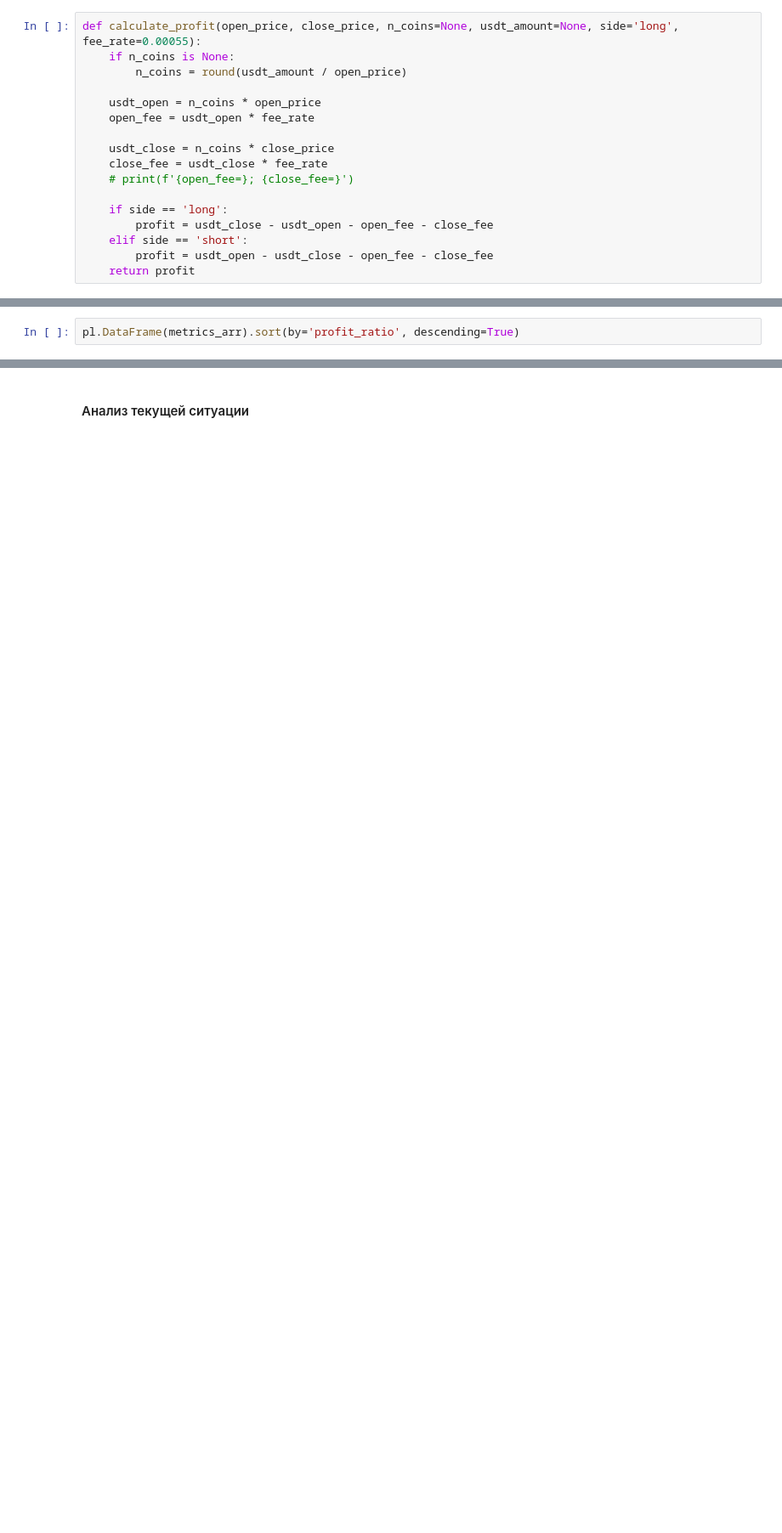
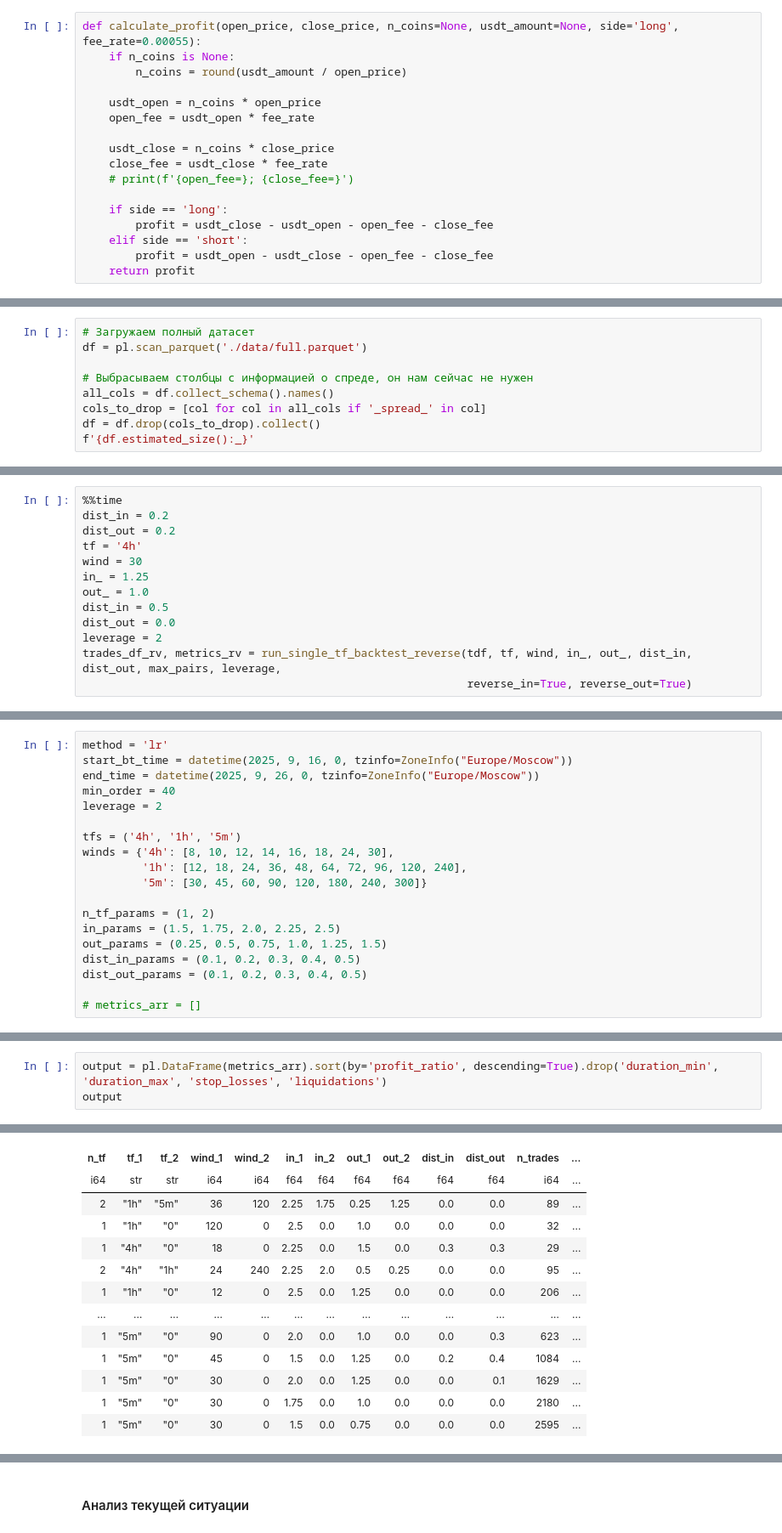
Before and after one commit to elterion/jaref_bot, a Jupyter notebook: Pair Trading.ipynb, the cells around one changed output, grey strips where cells are left out. Shown at 85% size. Saved outputs shown, nothing was run; the diff lists cells and outputs as text; blank space fills up the shorter version.

```diff
--- a/Pair Trading.ipynb
+++ b/Pair Trading.ipynb
@@ -947,0 +1353,9 @@ def run_backtest(main_df, common_tf, common_wind, common_in, common_out):
+# %%
+# Загружаем полный датасет
+df = pl.scan_parquet('./data/full.parquet')
+
+# Выбрасываем столбцы с информацией о спреде, он нам сейчас не нужен
+all_cols = df.collect_schema().names()
+cols_to_drop = [col for col in all_cols if '_spread_' in col]
+df = df.drop(cols_to_drop).collect()
+f'{df.estimated_size():_}'
@@ -947,0 +1375,13 @@ def run_backtest(main_df, common_tf, common_wind, common_in, common_out):
+# %%
+%%time
+dist_in = 0.2
+dist_out = 0.2
+tf = '4h'
+wind = 30
+in_ = 1.25
+out_ = 1.0
+dist_in = 0.5
+dist_out = 0.0
+leverage = 2
+trades_df_rv, metrics_rv = run_single_tf_backtest_reverse(tdf, tf, wind, in_, out_, dist_in, dist_out, max_pairs, leverage,
+                                                          reverse_in=True, reverse_out=True)
@@ -981,0 +1443,19 @@ trades_df.height, trades_df['total_profit'].sum()
+# %%
+method = 'lr'
+start_bt_time = datetime(2025, 9, 16, 0, tzinfo=ZoneInfo("Europe/Moscow"))
+end_time = datetime(2025, 9, 26, 0, tzinfo=ZoneInfo("Europe/Moscow"))
+min_order = 40
+leverage = 2
+
+tfs = ('4h', '1h', '5m')
+winds = {'4h': [8, 10, 12, 14, 16, 18, 24, 30],
+         '1h': [12, 18, 24, 36, 48, 64, 72, 96, 120, 240],
+         '5m': [30, 45, 60, 90, 120, 180, 240, 300]}
+
+n_tf_params = (1, 2)
+in_params = (1.5, 1.75, 2.0, 2.25, 2.5)
+out_params = (0.25, 0.5, 0.75, 1.0, 1.25, 1.5)
+dist_in_params = (0.1, 0.2, 0.3, 0.4, 0.5)
+dist_out_params = (0.1, 0.2, 0.3, 0.4, 0.5)
+
+# metrics_arr = []
@@ -982,2 +1540,4 @@ trades_df.height, trades_df['total_profit'].sum()
 # %%
-pl.DataFrame(metrics_arr).sort(by='profit_ratio', descending=True)
+output = pl.DataFrame(metrics_arr).sort(by='profit_ratio', descending=True).drop('duration_min', 'duration_max', 'stop_losses', 'liquidations')
+output
+# %% [output]
@@ -983,0 +1545,13 @@ pl.DataFrame(metrics_arr).sort(by='profit_ratio', descending=True)
+| n_tf | tf_1 | tf_2 | wind_1 | wind_2 | in_1 | in_2 | out_1 | out_2 | dist_in | dist_out | n_trades | ... |
+| i64 | str | str | i64 | i64 | f64 | f64 | f64 | f64 | f64 | f64 | i64 | ... |
+| 2 | "1h" | "5m" | 36 | 120 | 2.25 | 1.75 | 0.25 | 1.25 | 0.0 | 0.0 | 89 | ... |
+| 1 | "1h" | "0" | 120 | 0 | 2.5 | 0.0 | 1.0 | 0.0 | 0.0 | 0.0 | 32 | ... |
+| 1 | "4h" | "0" | 18 | 0 | 2.25 | 0.0 | 1.5 | 0.0 | 0.3 | 0.3 | 29 | ... |
+| 2 | "4h" | "1h" | 24 | 240 | 2.25 | 2.0 | 0.5 | 0.25 | 0.0 | 0.0 | 95 | ... |
+| 1 | "1h" | "0" | 12 | 0 | 2.5 | 0.0 | 1.25 | 0.0 | 0.0 | 0.0 | 206 | ... |
+| … | … | … | … | … | … | … | … | … | … | … | … | ... |
+| 1 | "5m" | "0" | 90 | 0 | 2.0 | 0.0 | 1.0 | 0.0 | 0.0 | 0.3 | 623 | ... |
+| 1 | "5m" | "0" | 45 | 0 | 1.5 | 0.0 | 1.25 | 0.0 | 0.2 | 0.4 | 1084 | ... |
+| 1 | "5m" | "0" | 30 | 0 | 2.0 | 0.0 | 1.25 | 0.0 | 0.0 | 0.1 | 1629 | ... |
+| 1 | "5m" | "0" | 30 | 0 | 1.75 | 0.0 | 1.0 | 0.0 | 0.0 | 0.0 | 2180 | ... |
+| 1 | "5m" | "0" | 30 | 0 | 1.5 | 0.0 | 0.75 | 0.0 | 0.0 | 0.0 | 2595 | ... |
```
Also changed, not shown: parts of 89 cells of this notebook, 14 other files.
